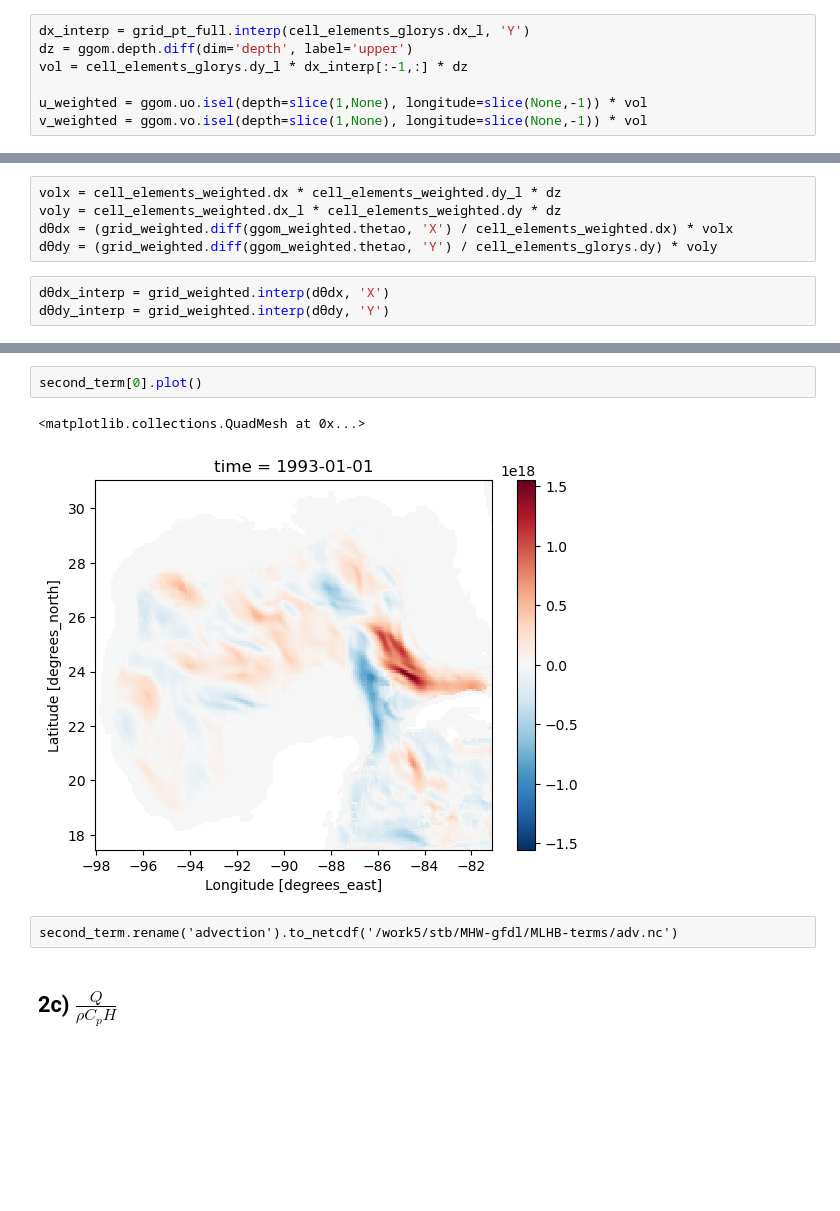
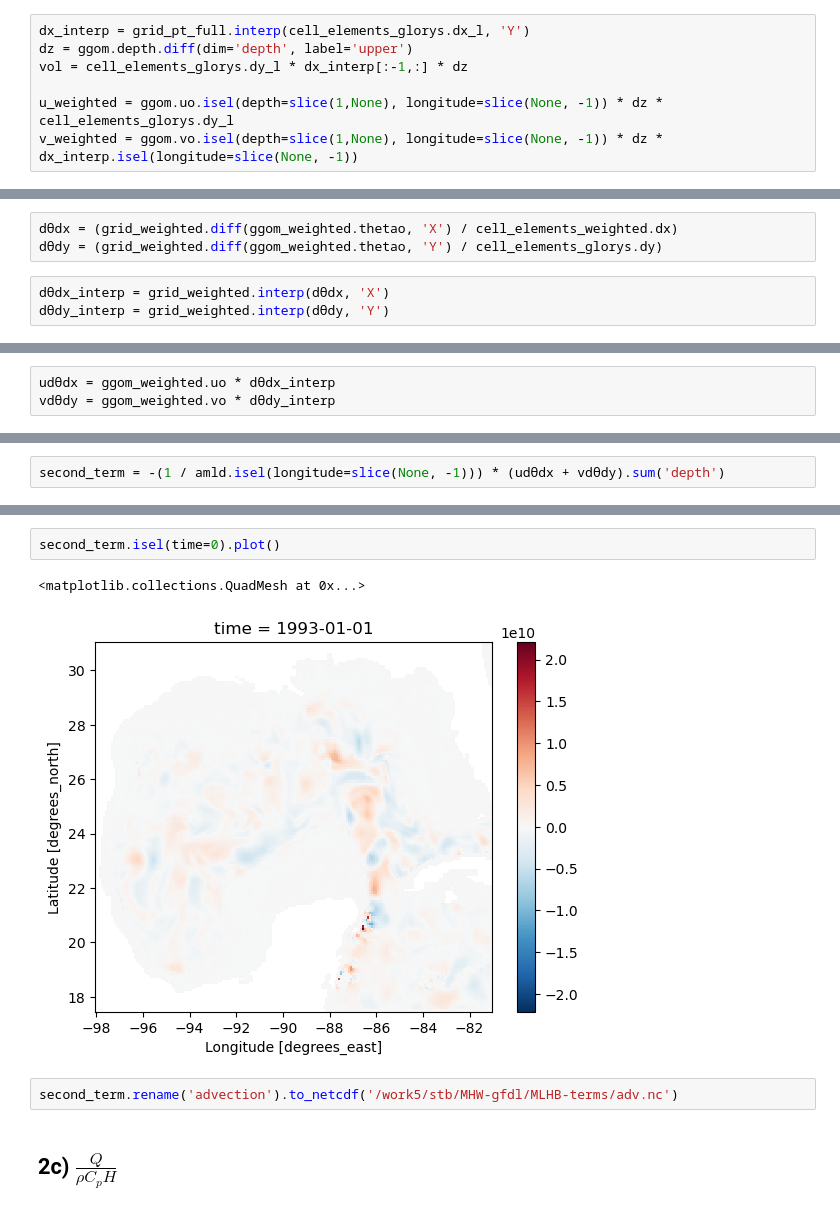
Before and after one commit to shanicetbailey/MHW-gfdl, a Jupyter notebook: 07-MLHB.ipynb, the cells around one changed output, grey strips where cells are left out. Drawn from its saved outputs; the diff is of its cells as text; blank space fills up the shorter version.

Commit message:
saved new adv term, magnitude still too high

```diff
--- a/07-MLHB.ipynb
+++ b/07-MLHB.ipynb
@@ -607,5 +607,5 @@ dx_interp = grid_pt_full.interp(cell_elements_glorys.dx_l, 'Y')
 dz = ggom.depth.diff(dim='depth', label='upper')
 vol = cell_elements_glorys.dy_l * dx_interp[:-1,:] * dz
 
-u_weighted = ggom.uo.isel(depth=slice(1,None), longitude=slice(None,-1)) * vol
-v_weighted = ggom.vo.isel(depth=slice(1,None), longitude=slice(None,-1)) * vol
+u_weighted = ggom.uo.isel(depth=slice(1,None), longitude=slice(None, -1)) * dz * cell_elements_glorys.dy_l
+v_weighted = ggom.vo.isel(depth=slice(1,None), longitude=slice(None, -1)) * dz * dx_interp.isel(longitude=slice(None, -1))
@@ -772,10 +774,8 @@ Coordinates:
   * longitude      (longitude) float32 816B -98.0 -97.92 ... -81.17 -81.08
   * latitude_left  (latitude_left) float32 652B 17.46 17.54 ... 30.88 30.96
 # %%
-volx = cell_elements_weighted.dx * cell_elements_weighted.dy_l * dz
-voly = cell_elements_weighted.dx_l * cell_elements_weighted.dy * dz
-dθdx = (grid_weighted.diff(ggom_weighted.thetao, 'X') / cell_elements_weighted.dx) * volx
-dθdy = (grid_weighted.diff(ggom_weighted.thetao, 'Y') / cell_elements_glorys.dy) * voly
+dθdx = (grid_weighted.diff(ggom_weighted.thetao, 'X') / cell_elements_weighted.dx)
+dθdy = (grid_weighted.diff(ggom_weighted.thetao, 'Y') / cell_elements_glorys.dy)
 # %%
 dθdx_interp = grid_weighted.interp(dθdx, 'X')
 dθdy_interp = grid_weighted.interp(dθdy, 'Y')
@@ -839,0 +854,3 @@ second_term = (dθdx_interp.sum('depth') + dθdy_interp.sum('depth')).isel(longi
+# %%
+udθdx = ggom_weighted.uo * dθdx_interp
+vdθdy = ggom_weighted.vo * dθdy_interp
@@ -840,3 +881,5 @@ second_term = (dθdx_interp.sum('depth') + dθdy_interp.sum('depth')).isel(longi
+# %%
+second_term = -(1 / amld.isel(longitude=slice(None, -1))) * (udθdx + vdθdy).sum('depth')
 # %%
 second_term
 # %% [output]
@@ -865,12 +908,12 @@ PandasIndex
 PandasIndex(DatetimeIndex(['1993-01-01', '1993-01-02', '1993-01-03', '1993-01-04', '1993-01-05', '1993-01-06', '1993-01-07', '1993-01-08', '1993-01-09', '1993-01-10', ... '1994-12-22', '1994-12-23', ' ...
 Attributes: (0)
 # %%
-second_term[0].plot()
+second_term.isel(time=0).plot()
 # %% [output]
 <matplotlib.collections.QuadMesh at 0x...>
-[figure, old version]
+[figure, new version]
-# %% [raw]
-second_term.rename('advection').to_netcdf('/work5/stb/MHW-gfdl/MLHB-terms/adv.nc')
+# %%
+second_term.rename('advection').to_netcdf('/work5/stb/MHW-gfdl/MLHB-terms/adv.nc')
 # %% [markdown]
 ## 2c) $\frac{Q}{\rho C_p H} $
 # %% [markdown]
```
Also changed, not shown: parts of 23 cells of this notebook.
